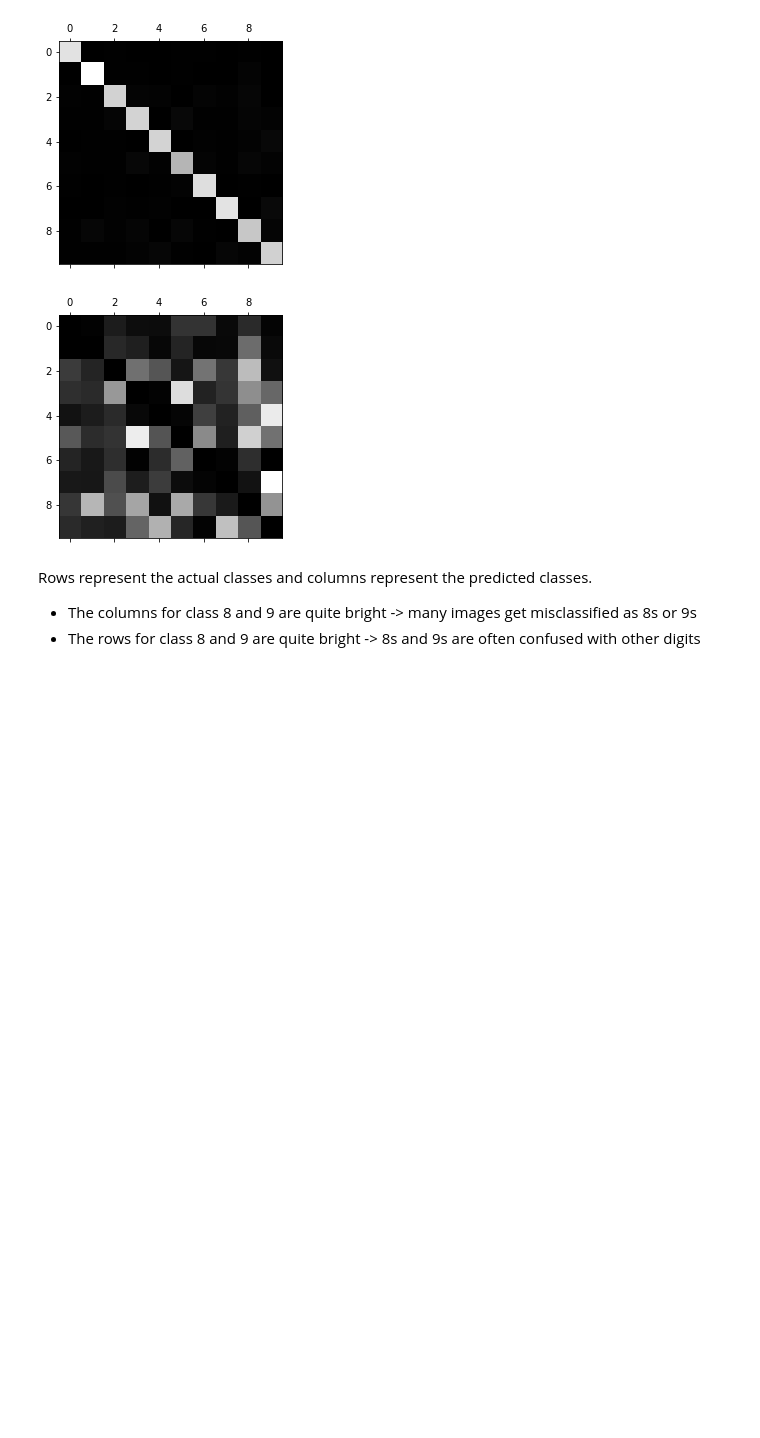
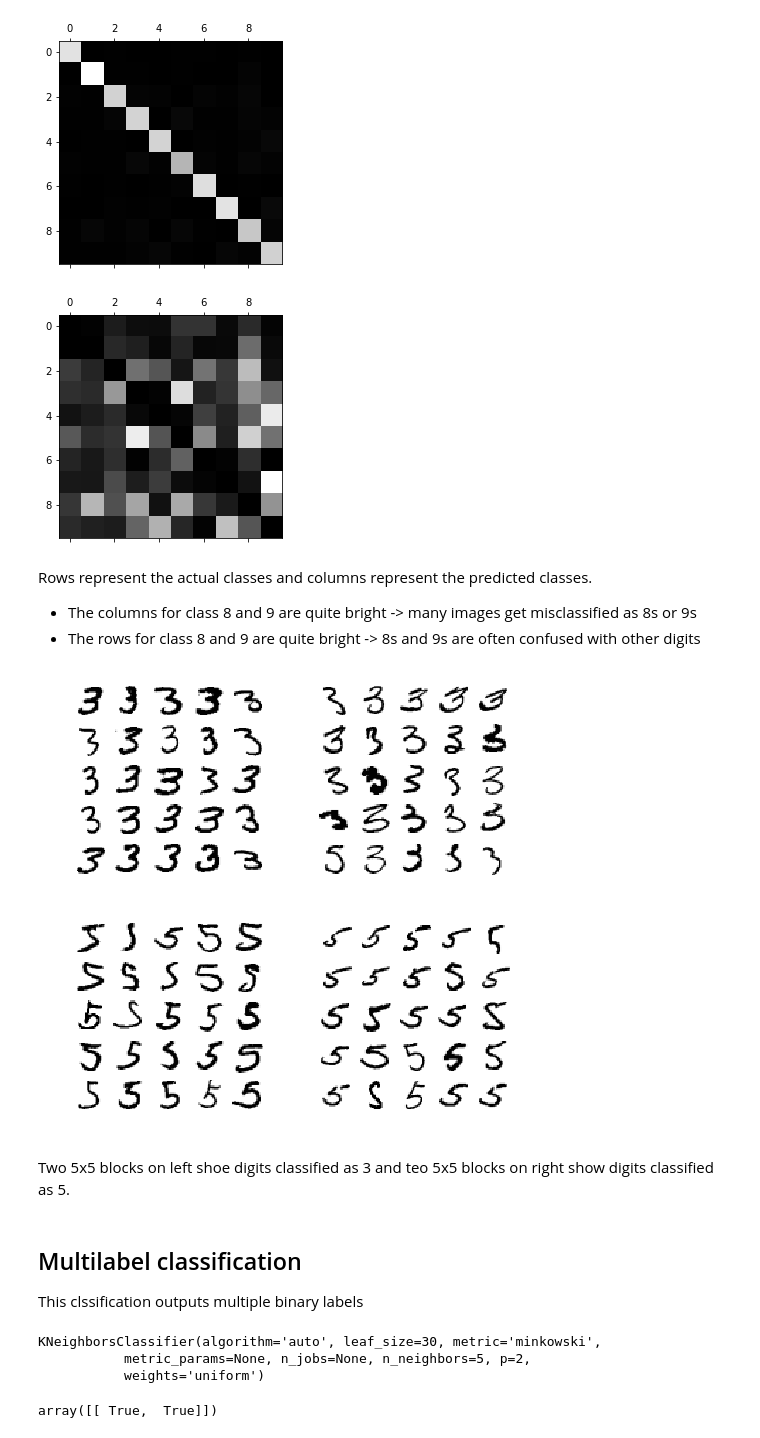
Before and after one commit to Diksha65/Programs, a Jupyter notebook: ML_Using_Python/Classification.ipynb, the cells around one changed output. Drawn from its saved outputs; the diff is of its cells as text; code cells hidden in the pictures; blank space fills up the shorter version.

```diff
--- a/ML_Using_Python/Classification.ipynb
+++ b/ML_Using_Python/Classification.ipynb
@@ -489,3 +489,59 @@ Rows represent the actual classes and columns represent the predicted classes.
 
 - The columns for class 8 and 9 are quite bright -> many images get misclassified as 8s or 9s
 - The rows for class 8 and 9 are quite bright -> 8s and 9s are often confused with other digits
+# %%
+#Analyzing individual errors of 3's and 5's
+clf_three, clf_five = 3, 5
+X_three = X_train[(y_train == clf_three) & (y_train_pred == clf_three)]
+X_threefive = X_train[(y_train == clf_three) & (y_train_pred == clf_five)] #Is 3 but predicted 5
+X_fivethree = X_train[(y_train == clf_five) & (y_train_pred == clf_three)] #Is 5 but predicted 3
+X_five = X_train[(y_train == clf_five) & (y_train_pred == clf_five)]
+# %%
+def plot_digits(instances, images_per_row=10, **options):
+    size = 28
+    images_per_row = min(len(instances), images_per_row)
+    images = [instance.reshape(size,size) for instance in instances]
+    n_rows = (len(instances) - 1) // images_per_row + 1
+    row_images = []
+    n_empty = n_rows * images_per_row - len(instances)
+    images.append(np.zeros((size, size * n_empty)))
+    for row in range(n_rows):
+        rimages = images[row * images_per_row : (row + 1) * images_per_row]
+        row_images.append(np.concatenate(rimages, axis=1))
+    image = np.concatenate(row_images, axis=0)
+    plt.imshow(image, cmap = matplotlib.cm.binary)
+    plt.axis("off")
+# %%
+#Plotting the images
+plt.figure(figsize=(8,8))
+
+plt.subplot(221); plot_digits(X_three[:25], images_per_row = 5) #top left plot
+plt.subplot(222); plot_digits(X_threefive[:25], images_per_row = 5) #top right plot
+plt.subplot(223); plot_digits(X_fivethree[:25], images_per_row = 5) #bottom left plot
+plt.subplot(224); plot_digits(X_five[:25], images_per_row = 5) #bottom right plot
+plt.show()
+# %% [output]
+[figure, added]
+# %% [markdown]
+Two 5x5 blocks on left shoe digits classified as 3 and teo 5x5 blocks on right show digits classified as 5.
+# %% [markdown]
+## Multilabel classification
+
+This clssification outputs multiple binary labels
+# %%
+from sklearn.neighbors import KNeighborsClassifier
+
+y_train_large = (y_train >= 7)
+y_train_odd = (y_train % 2 == 1)
+y_multilabel = np.c_[y_train_large, y_train_odd]
+
+kmn_clf = KNeighborsClassifier()
+kmn_clf.fit(X_train, y_multilabel)
+# %% [output]
+KNeighborsClassifier(algorithm='auto', leaf_size=30, metric='minkowski',
+           metric_params=None, n_jobs=None, n_neighbors=5, p=2,
+           weights='uniform')
+# %%
+kmn_clf.predict([some_digit]) #predicts 2 labels according to the 2 conditions we gave above
+# %% [output]
+array([[ True,  True]])
```
Also changed, not shown: parts of 8 cells of this notebook, 1 other file.
